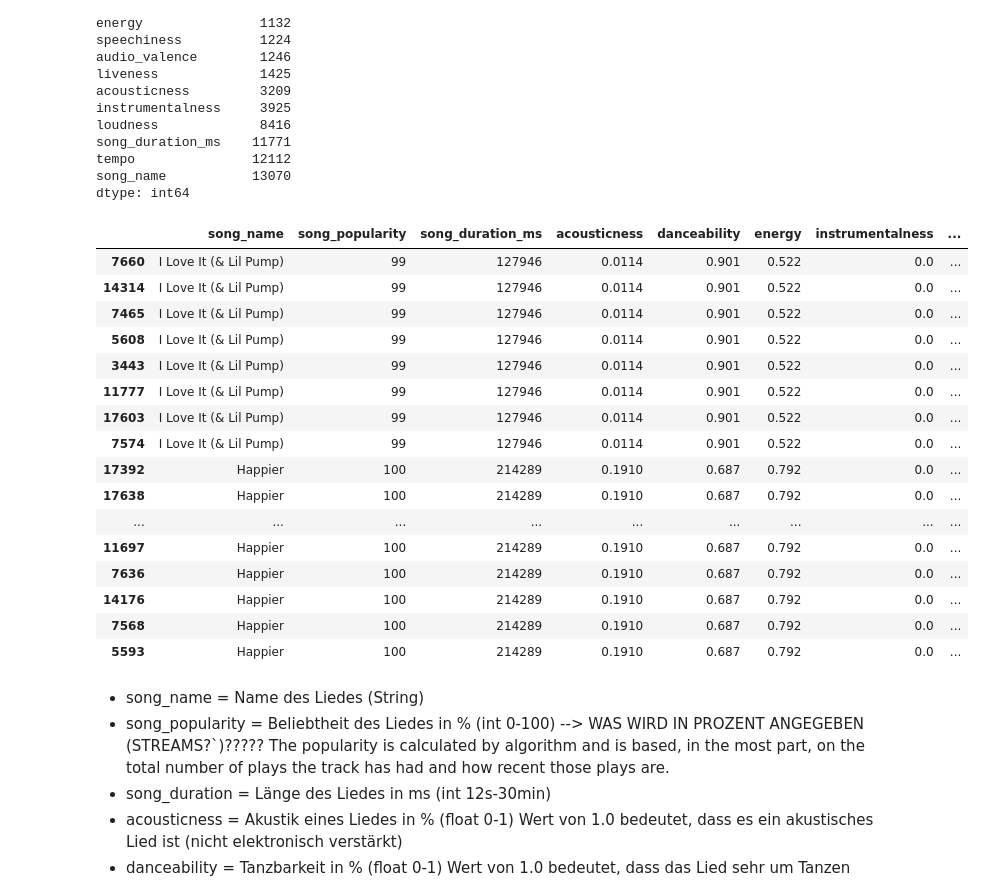
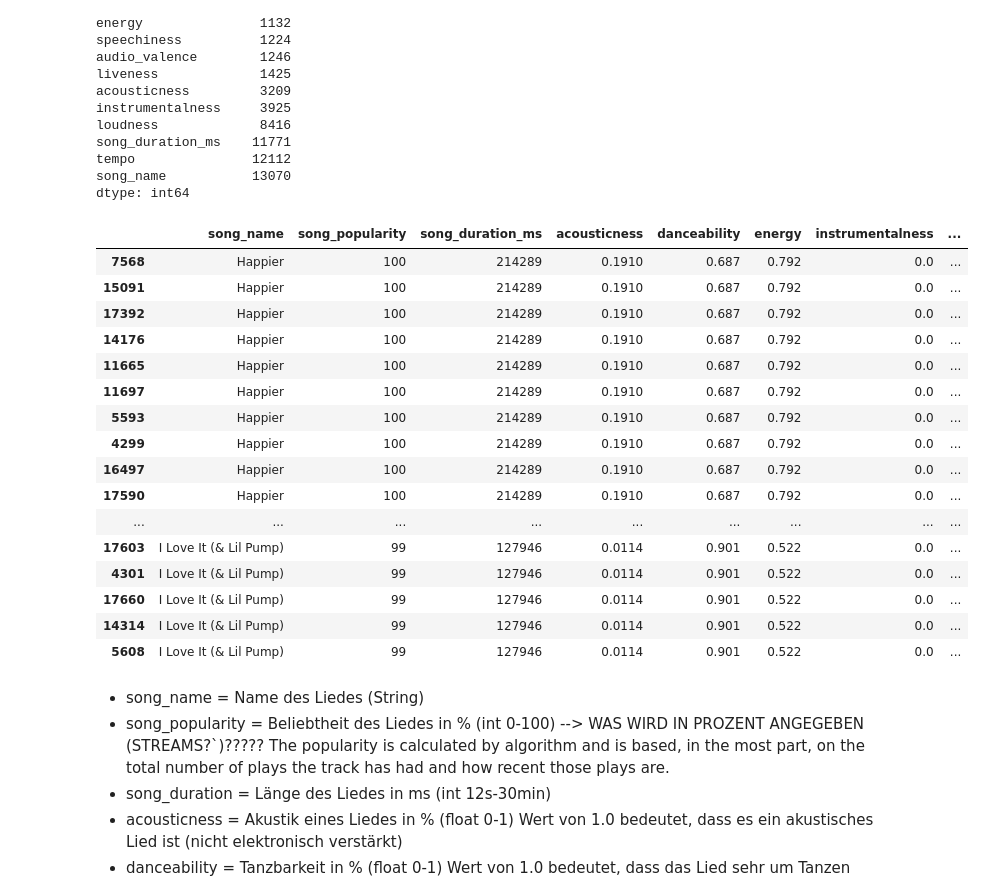
Before and after one commit to dschmtz/Data-Exploration-Project, a Jupyter notebook: project.ipynb, the cells around one changed output. Cells and saved outputs as stored; diff of their text form; code cells hidden in the pictures.

Commit message:
Expand data and restructure

```diff
--- a/project.ipynb
+++ b/project.ipynb
@@ -89,25 +74,25 @@ tempo               12112
 song_name           13070
 dtype: int64
 # %%
-base_data.sort_values(by=["song_popularity"]).tail(20)
+base_data.sort_values(by=["song_popularity"], ascending=False).head(20)
 # %% [output]
 |  | song_name | song_popularity | song_duration_ms | acousticness | danceability | energy | instrumentalness | ... |
-| 7660 | I Love It (& Lil Pump) | 99 | 127946 | 0.0114 | 0.901 | 0.522 | 0.0 | ... |
+| 7568 | Happier | 100 | 214289 | 0.1910 | 0.687 | 0.792 | 0.0 | ... |
+| 15091 | Happier | 100 | 214289 | 0.1910 | 0.687 | 0.792 | 0.0 | ... |
+| 17392 | Happier | 100 | 214289 | 0.1910 | 0.687 | 0.792 | 0.0 | ... |
+| 14176 | Happier | 100 | 214289 | 0.1910 | 0.687 | 0.792 | 0.0 | ... |
+| 11665 | Happier | 100 | 214289 | 0.1910 | 0.687 | 0.792 | 0.0 | ... |
+| 11697 | Happier | 100 | 214289 | 0.1910 | 0.687 | 0.792 | 0.0 | ... |
+| 5593 | Happier | 100 | 214289 | 0.1910 | 0.687 | 0.792 | 0.0 | ... |
+| 4299 | Happier | 100 | 214289 | 0.1910 | 0.687 | 0.792 | 0.0 | ... |
+| 16497 | Happier | 100 | 214289 | 0.1910 | 0.687 | 0.792 | 0.0 | ... |
+| 17590 | Happier | 100 | 214289 | 0.1910 | 0.687 | 0.792 | 0.0 | ... |
+| ... | ... | ... | ... | ... | ... | ... | ... | ... |
+| 17603 | I Love It (& Lil Pump) | 99 | 127946 | 0.0114 | 0.901 | 0.522 | 0.0 | ... |
+| 4301 | I Love It (& Lil Pump) | 99 | 127946 | 0.0114 | 0.901 | 0.522 | 0.0 | ... |
+| 17660 | I Love It (& Lil Pump) | 99 | 127946 | 0.0114 | 0.901 | 0.522 | 0.0 | ... |
 | 14314 | I Love It (& Lil Pump) | 99 | 127946 | 0.0114 | 0.901 | 0.522 | 0.0 | ... |
-| 7465 | I Love It (& Lil Pump) | 99 | 127946 | 0.0114 | 0.901 | 0.522 | 0.0 | ... |
 | 5608 | I Love It (& Lil Pump) | 99 | 127946 | 0.0114 | 0.901 | 0.522 | 0.0 | ... |
-| 3443 | I Love It (& Lil Pump) | 99 | 127946 | 0.0114 | 0.901 | 0.522 | 0.0 | ... |
-| 11777 | I Love It (& Lil Pump) | 99 | 127946 | 0.0114 | 0.901 | 0.522 | 0.0 | ... |
-| 17603 | I Love It (& Lil Pump) | 99 | 127946 | 0.0114 | 0.901 | 0.522 | 0.0 | ... |
-| 7574 | I Love It (& Lil Pump) | 99 | 127946 | 0.0114 | 0.901 | 0.522 | 0.0 | ... |
-| 17392 | Happier | 100 | 214289 | 0.1910 | 0.687 | 0.792 | 0.0 | ... |
-| 17638 | Happier | 100 | 214289 | 0.1910 | 0.687 | 0.792 | 0.0 | ... |
-| ... | ... | ... | ... | ... | ... | ... | ... | ... |
-| 11697 | Happier | 100 | 214289 | 0.1910 | 0.687 | 0.792 | 0.0 | ... |
-| 7636 | Happier | 100 | 214289 | 0.1910 | 0.687 | 0.792 | 0.0 | ... |
-| 14176 | Happier | 100 | 214289 | 0.1910 | 0.687 | 0.792 | 0.0 | ... |
-| 7568 | Happier | 100 | 214289 | 0.1910 | 0.687 | 0.792 | 0.0 | ... |
-| 5593 | Happier | 100 | 214289 | 0.1910 | 0.687 | 0.792 | 0.0 | ... |
 # %% [markdown]
 - song_name = Name des Liedes (String)
 - song_popularity = Beliebtheit des Liedes in % (int 0-100) --> WAS WIRD IN PROZENT ANGEGEBEN (STREAMS?`)????? The popularity is calculated by algorithm and is based, in the most part, on the total number of plays the track has had and how recent those plays are.
```
Also changed, not shown: parts of 37 cells of this notebook, 1 other file.
